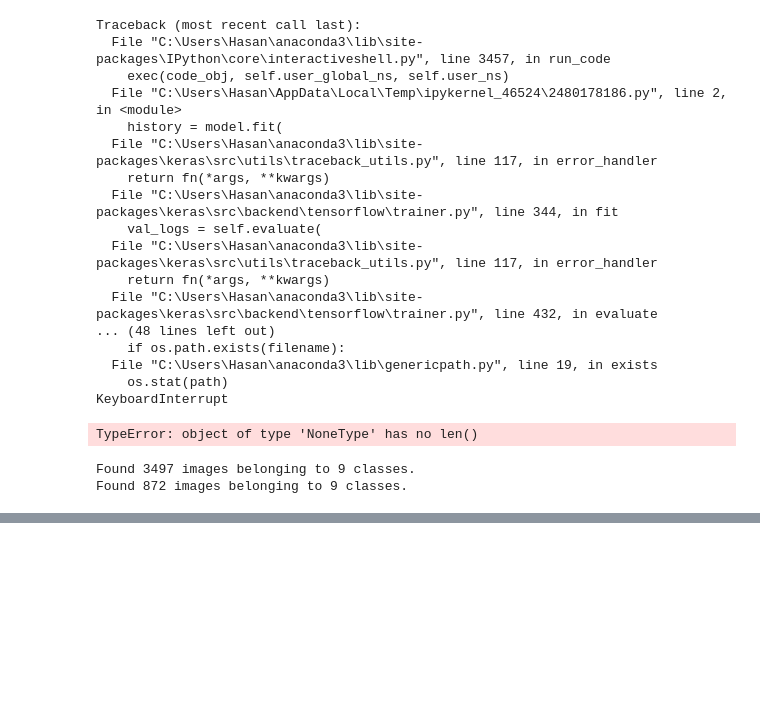
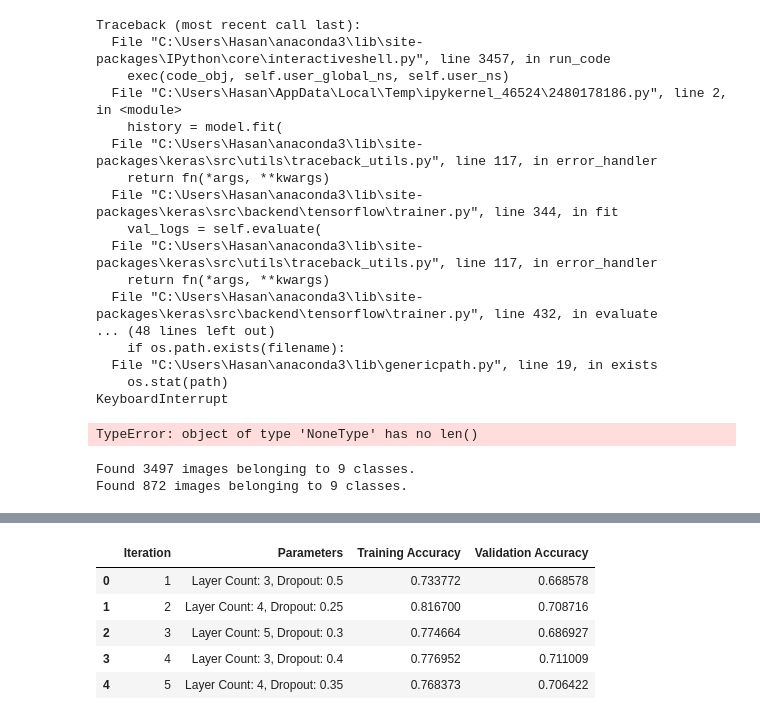
Before and after one commit to hasanhaider2468/CS4372, a Jupyter notebook: Projects/Assignment3.ipynb, the cells around one changed output, grey strips where cells are left out. Cells and saved outputs as stored; diff of their text form; code cells hidden in the pictures; blank space fills up the shorter version.

```diff
--- a/Projects/Assignment3.ipynb
+++ b/Projects/Assignment3.ipynb
@@ -418,0 +437,9 @@ Epoch 9/10
+# %%
+df.head()
+# %% [output]
+|  | Iteration | Parameters | Training Accuracy | Validation Accuracy |
+| 0 | 1 | Layer Count: 3, Dropout: 0.5 | 0.733772 | 0.668578 |
+| 1 | 2 | Layer Count: 4, Dropout: 0.25 | 0.816700 | 0.708716 |
+| 2 | 3 | Layer Count: 5, Dropout: 0.3 | 0.774664 | 0.686927 |
+| 3 | 4 | Layer Count: 3, Dropout: 0.4 | 0.776952 | 0.711009 |
+| 4 | 5 | Layer Count: 4, Dropout: 0.35 | 0.768373 | 0.706422 |
```
Also changed, not shown: parts of 1 cell of this notebook.
